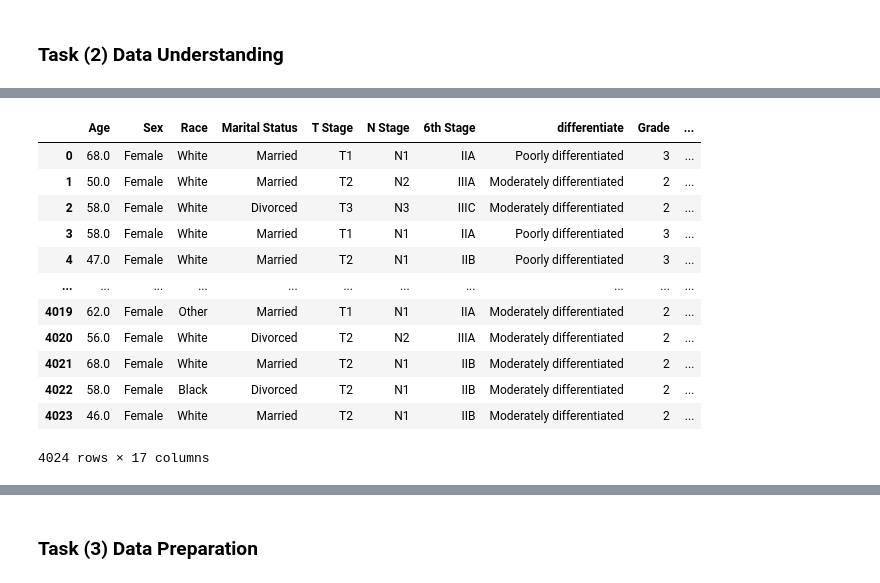
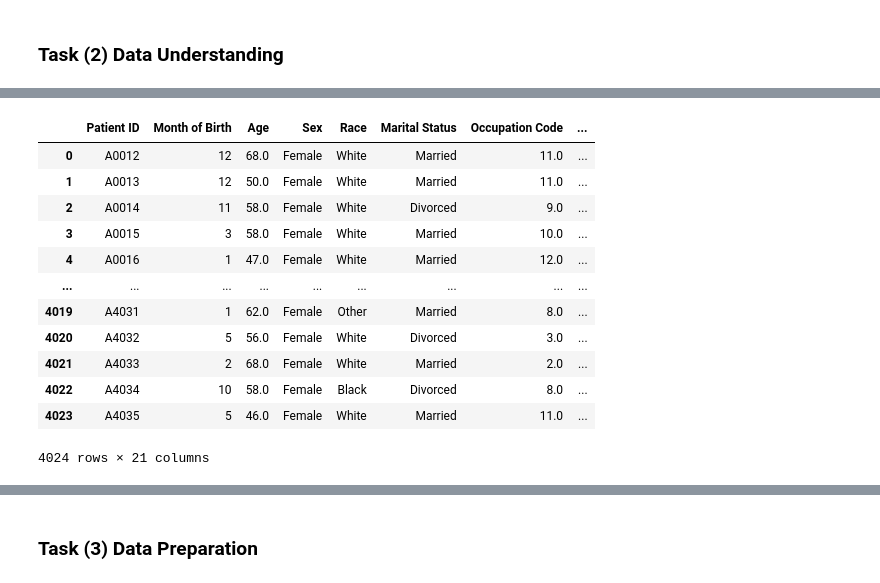
Before and after one commit to donphi/ml-assignment-1, a Jupyter notebook: notebooks/Task2.ipynb, the cells around one changed output, grey strips where cells are left out. Saved outputs shown, nothing was run; the diff lists cells and outputs as text; code cells hidden in the pictures.

```diff
--- a/notebooks/Task2.ipynb
+++ b/notebooks/Task2.ipynb
@@ -9 +47,24 @@ data = pd.read_csv("/workspace/data/raw/Breast_Cancer_Mortality_Survival_Dataset
+# %%
+# Fix Inconsistent Column Names
+data.rename({
+    'Patient ID ':"Patient ID",
+    'Moth of Birth':"Month of Birth",
+    'differentiate':"Differentiate",
+    'Reginol Node Positive':"Regional Note Positive",
+    'Mortality_Status':"Mortality Status"
+    }, axis=1)
+# %% [output]
+|  | Patient ID | Month of Birth | Age | Sex | Race | Marital Status | Occupation Code | ... |
+| 0 | A0012 | 12 | 68.0 | Female | White | Married | 11.0 | ... |
+| 1 | A0013 | 12 | 50.0 | Female | White | Married | 11.0 | ... |
+| 2 | A0014 | 11 | 58.0 | Female | White | Divorced | 9.0 | ... |
+| 3 | A0015 | 3 | 58.0 | Female | White | Married | 10.0 | ... |
+| 4 | A0016 | 1 | 47.0 | Female | White | Married | 12.0 | ... |
+| ... | ... | ... | ... | ... | ... | ... | ... | ... |
+| 4019 | A4031 | 1 | 62.0 | Female | Other | Married | 8.0 | ... |
+| 4020 | A4032 | 5 | 56.0 | Female | White | Divorced | 3.0 | ... |
+| 4021 | A4033 | 2 | 68.0 | Female | White | Married | 2.0 | ... |
+| 4022 | A4034 | 10 | 58.0 | Female | Black | Divorced | 8.0 | ... |
+| 4023 | A4035 | 5 | 46.0 | Female | White | Married | 11.0 | ... |
+4024 rows × 21 columns
 # %%
@@ -13,16 +72,0 @@ data_drop = data.drop(columns=drop_columns)
-# %%
-data_drop
-# %% [output]
-|  | Age | Sex | Race | Marital Status | T Stage | N Stage | 6th Stage | differentiate | Grade | ... |
-| 0 | 68.0 | Female | White | Married | T1 | N1 | IIA | Poorly differentiated | 3 | ... |
-| 1 | 50.0 | Female | White | Married | T2 | N2 | IIIA | Moderately differentiated | 2 | ... |
-| 2 | 58.0 | Female | White | Divorced | T3 | N3 | IIIC | Moderately differentiated | 2 | ... |
-| 3 | 58.0 | Female | White | Married | T1 | N1 | IIA | Poorly differentiated | 3 | ... |
-| 4 | 47.0 | Female | White | Married | T2 | N1 | IIB | Poorly differentiated | 3 | ... |
-| ... | ... | ... | ... | ... | ... | ... | ... | ... | ... | ... |
-| 4019 | 62.0 | Female | Other | Married | T1 | N1 | IIA | Moderately differentiated | 2 | ... |
-| 4020 | 56.0 | Female | White | Divorced | T2 | N2 | IIIA | Moderately differentiated | 2 | ... |
-| 4021 | 68.0 | Female | White | Married | T2 | N1 | IIB | Moderately differentiated | 2 | ... |
-| 4022 | 58.0 | Female | Black | Divorced | T2 | N1 | IIB | Moderately differentiated | 2 | ... |
-| 4023 | 46.0 | Female | White | Married | T2 | N1 | IIB | Moderately differentiated | 2 | ... |
-4024 rows × 17 columns
```
Also changed, not shown: parts of 38 cells of this notebook, 1 other file.
